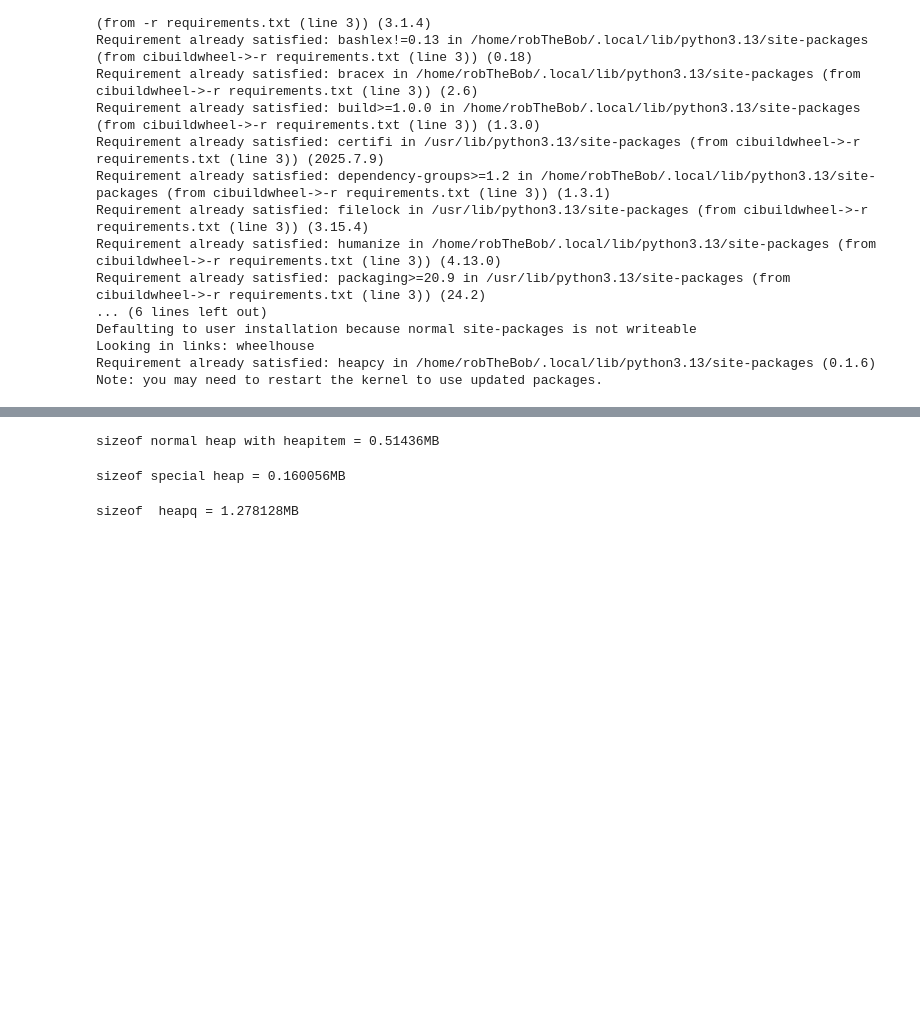
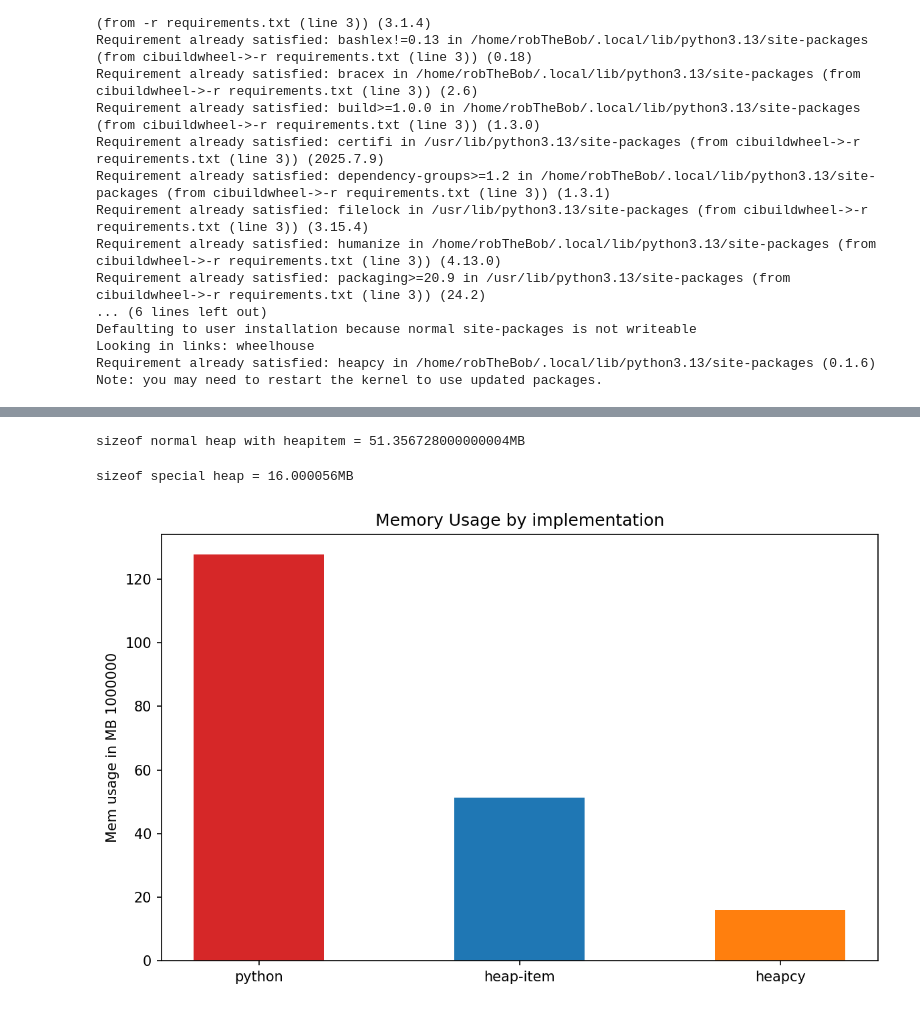
Before and after one commit to BobTheBot988/heapcy, a Jupyter notebook: test_size.ipynb, the cells around one changed output, grey strips where cells are left out. Saved outputs shown, nothing was run; the diff lists cells and outputs as text; code cells hidden in the pictures; blank space fills up the shorter version.

Commit message:
Better Jupyter, Implemented graphs

```diff
--- a/test_size.ipynb
+++ b/test_size.ipynb
@@ -21,7 +21,7 @@ Looking in links: wheelhouse
 Requirement already satisfied: heapcy in /home/robTheBob/.local/lib/python3.13/site-packages (0.1.6)
 Note: you may need to restart the kernel to use updated packages.
 # %%
-size_of_heap = 10_000
+size_of_heap = 1_000_000
 import random
 def gen_random_string(le=12)->str:
     alphabet = "abcdefghijklmnopqrstuvwxyzABCDEFGHIJKLMNOPQRSTUVWXYZ0123456789~!@#$%^&*-_=+;:\\`"
@@ -44,10 +70,8 @@ def create_temp_file_for_benchmark()->str:
 # %%
 from heapitem import HeapItem
-from pympler import asizeof
 import heapq
 heap = []
-t = create_temp_file_for_benchmark()
-with open(t,"rb") as f_open:
+with open(tf,"rb") as f_open:
     while True:
         line = f_open.readline()
         if not line:
@@ -55,15 +79,14 @@ with open(t,"rb") as f_open:
         parts = line.split(b" ",1)
 
         heapq.heappush(heap,HeapItem(float(parts[1]),parts[0].decode(encoding="ascii")))
-
-print(f"sizeof normal heap with heapitem = {asizeof.asizeof(heap)/1000/1000}MB")
+size_of_heapitem=asizeof.asizeof(heap)/1000/1000
+print(f"sizeof normal heap with heapitem = {size_of_heapitem}MB")
 del heap
 # %% [output]
-sizeof normal heap with heapitem = 0.51436MB
+sizeof normal heap with heapitem = 51.356728000000004MB
 # %%
 import heapcy,os
 heap = heapcy.Heap(size_of_heap)
-tf = create_temp_file_for_benchmark()
 with open(tf,"rb") as f_open:
 
     while True:
@@ -82,32 +105,33 @@ with open(tf,"rb") as f_open:
         elif heapcy.heappeek(heap)[0]>prob:
             heapcy.heappoppush(heap,prob,offset)
 
-print(f"sizeof special heap = {asizeof.asizeof(heap)/1000/1000}MB")
+size_of_based_heap=asizeof.asizeof(heap)/1000/1000
+print(f"sizeof special heap = {size_of_based_heap}MB")
 del heap
+os.remove(tf)
 # %% [output]
-sizeof special heap = 0.160056MB
+sizeof special heap = 16.000056MB
-# %%
-import heapq
-heap = []
-
-with open(tf,"rb") as f_open:
-     while True:
-        line = f_open.readline()
-        if not line:
-            break
-        parts = line.split(b" ")
-        if len(parts) != 2:
-            continue
-
-        prob = float(parts[1].decode(encoding="ascii"))
-
-        if len(heap)< size_of_heap:
-            heapq.heappush(heap,(prob,parts[0]))
-        elif heap[0][0]>prob:
-            heapq.heappoppush(heap,(prob,parts[0]))
-
-print(f"sizeof  heapq = {asizeof.asizeof(heap)/1000/1000}MB")
-del heap
-os.remove(tf)
-# %% [output]
-sizeof  heapq = 1.278128MB
+# %%
+import os, numpy as np
+import matplotlib.pyplot as plt
+
+os.makedirs("benchmarks-plot", exist_ok=True)
+
+implementations = ['python', 'heap-item', 'heapcy']
+sizes = [size_of_heapq, size_of_heapitem, size_of_based_heap]
+colors = ['tab:red', 'tab:blue', 'tab:orange']
+
+x = np.arange(len(implementations))
+
+fig, ax = plt.subplots(figsize=(8, 5), dpi=150)  # smaller, denser figure
+ax.bar(x, sizes, width=0.5, color=colors)        # narrower bars
+ax.set_xticks(x, implementations)
+ax.margins(x=0.05)                                # a little side padding
+
+ax.set_ylabel('Mem usage in MB ' + str(size_of_heap))
+ax.set_title('Memory Usage by implementation')
+fig.tight_layout()
+fig.savefig(f'./benchmarks-plot/benchmark-{size_of_heap}.png', bbox_inches='tight')
+plt.show()
+# %% [output]
+[figure, added]
```
Also changed, not shown: parts of 1 cell of this notebook, 4 other files.
